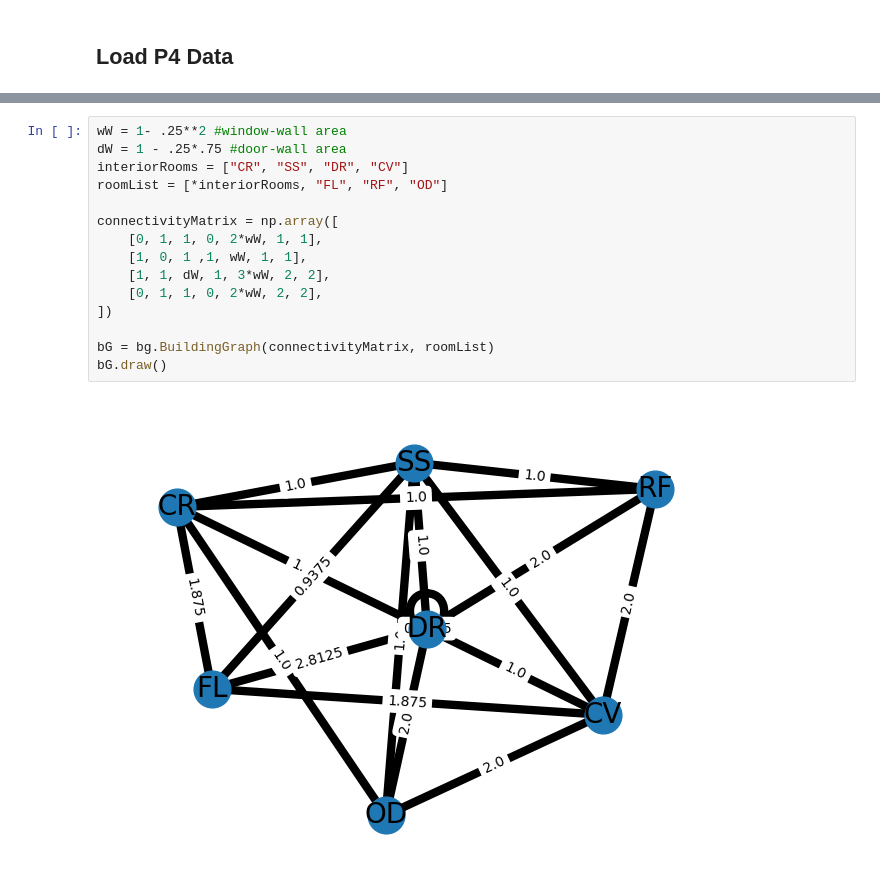
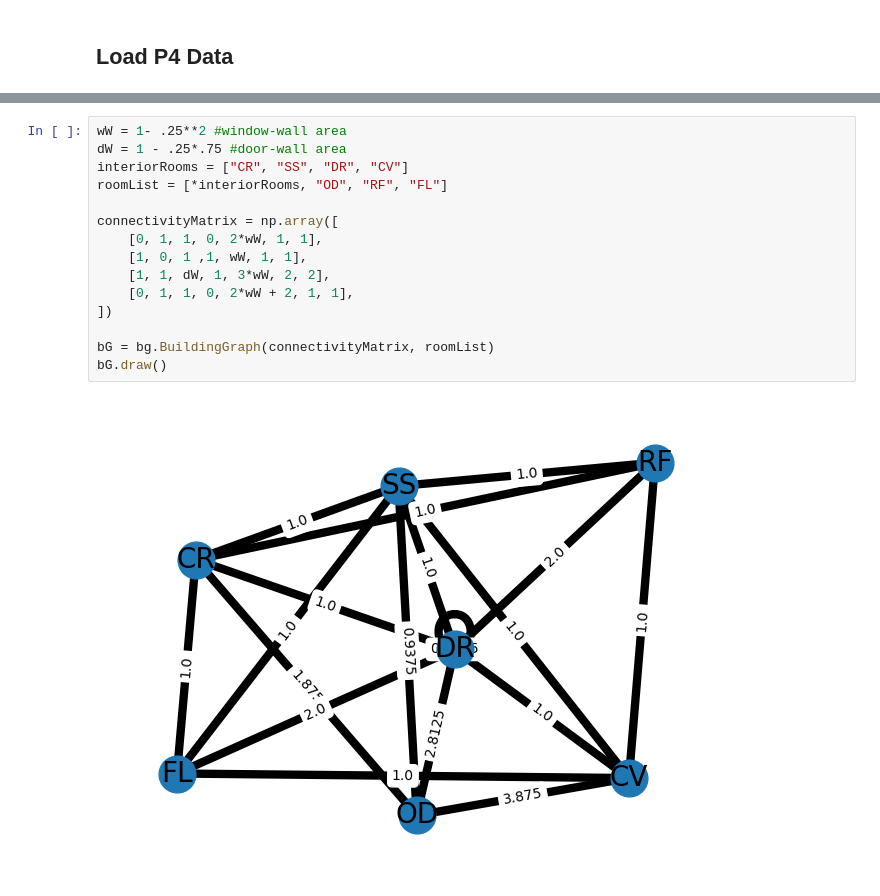
Before and after one commit to nbachand/graphBEM, a Jupyter notebook: MyBuilding.ipynb, the cells around one changed output, grey strips where cells are left out. Drawn from its saved outputs; the diff is of its cells as text.

```diff
--- a/MyBuilding.ipynb
+++ b/MyBuilding.ipynb
@@ -40,20 +85,20 @@ Touts = Q4['Tout'].flatten() + 273.15
 # %%
 wW = 1- .25**2 #window-wall area
 dW = 1 - .25*.75 #door-wall area
 interiorRooms = ["CR", "SS", "DR", "CV"]
-roomList = [*interiorRooms, "FL", "RF", "OD"]
+roomList = [*interiorRooms, "OD", "RF", "FL"]
 
 connectivityMatrix = np.array([
     [0, 1, 1, 0, 2*wW, 1, 1],
     [1, 0, 1 ,1, wW, 1, 1],
     [1, 1, dW, 1, 3*wW, 2, 2],
-    [0, 1, 1, 0, 2*wW, 2, 2],
+    [0, 1, 1, 0, 2*wW + 2, 1, 1],
 ])
 
 bG = bg.BuildingGraph(connectivityMatrix, roomList)
 bG.draw()
 # %% [output]
-[figure, old version]
+[figure, new version]
 # %%
 sim_kwargs = {
     "delt": times[1] - times[0],
```
Also changed, not shown: parts of 7 cells of this notebook, 7 other files.
